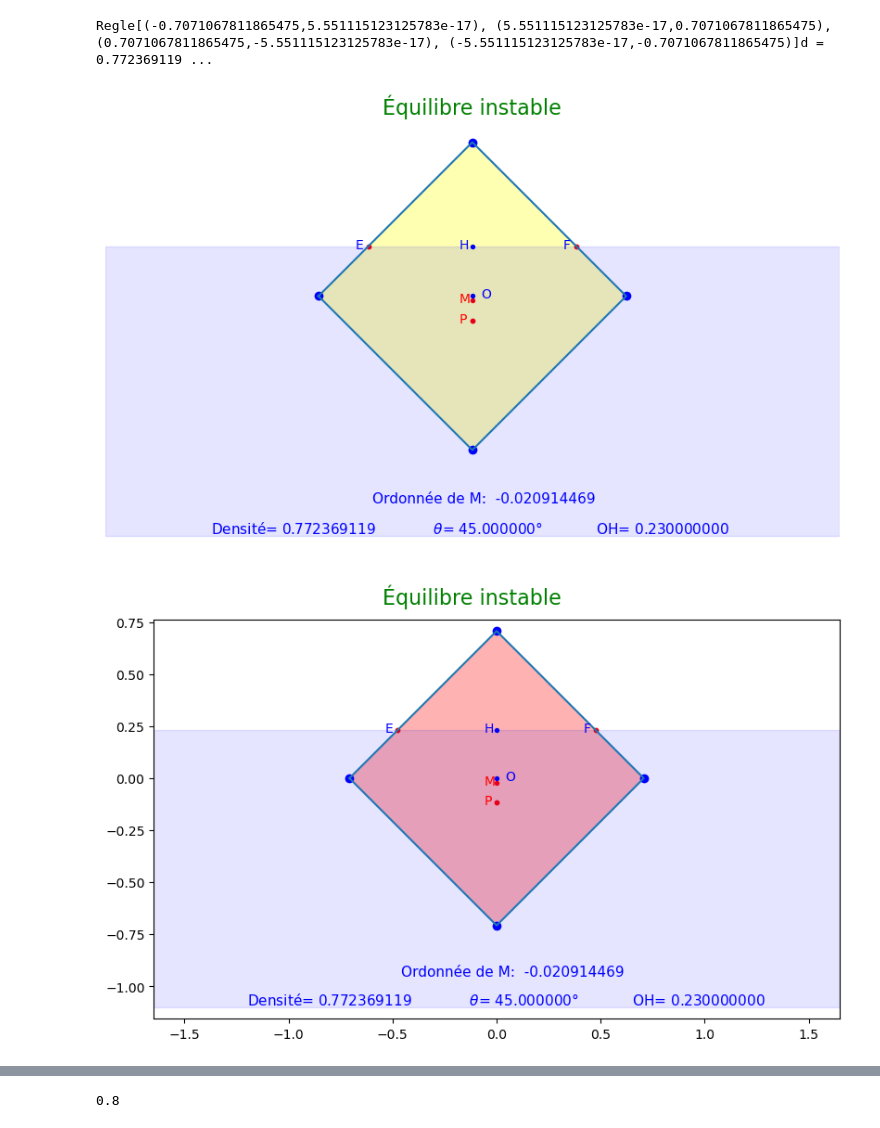
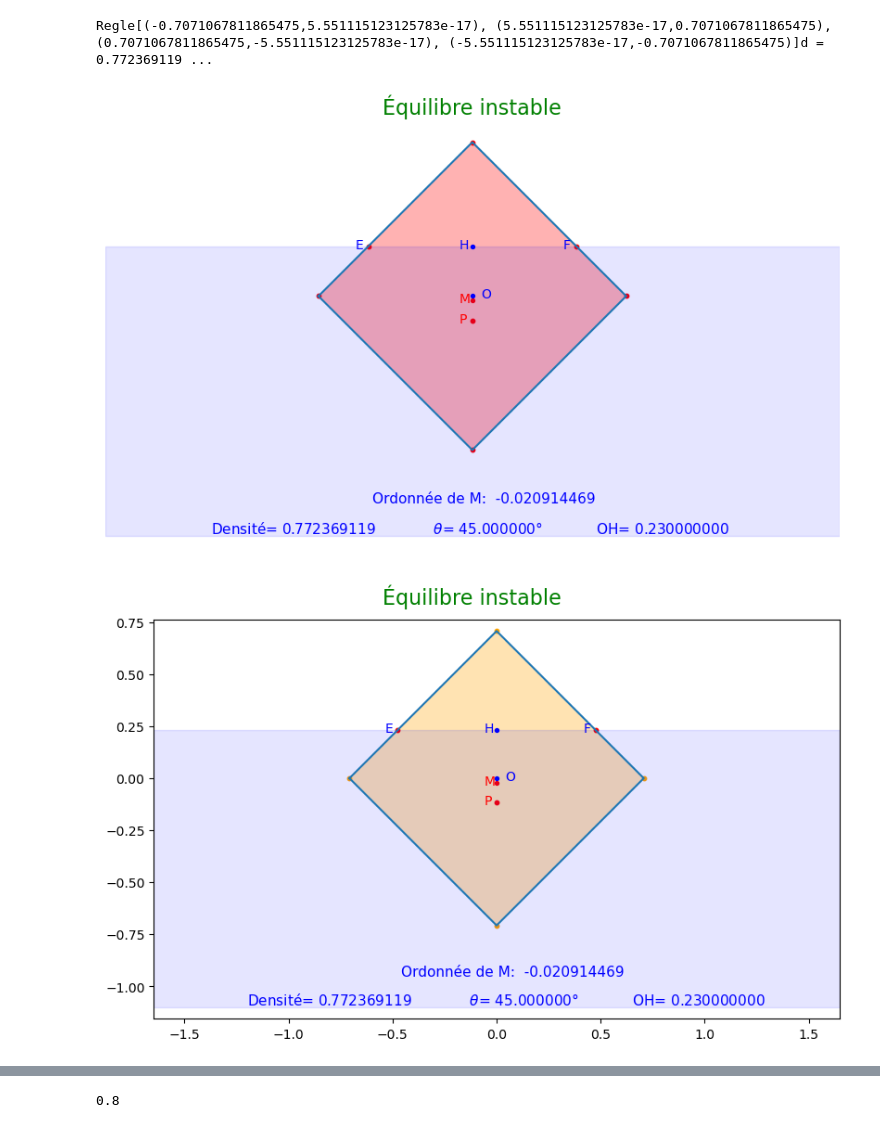
Before and after one commit to mhdeleglise/Formes2D, a Jupyter notebook: tstRegle.ipynb, the cells around one changed output, grey strips where cells are left out. Drawn from its saved outputs; the diff is of its cells as text; code cells hidden in the pictures.

```diff
--- a/tstRegle.ipynb
+++ b/tstRegle.ipynb
@@ -10,14 +10,13 @@ qt = Regle(pi/4,0.23);qt
 # %% [output]
 Regle[(-0.7071067811865475,5.551115123125783e-17), (5.551115123125783e-17,0.7071067811865475), (0.7071067811865475,-5.551115123125783e-17), (-5.551115123125783e-17,-0.7071067811865475)]d = 0.772369119 ...
 # %%
-#fig, ax=plt.subplots()
-qt.draw()
+qt.draw(color="red")
 # %% [output]
-[figure, old version]
+[figure, new version]
 # %%
-qt.draw(color='red',save="h03.png",axes='on')
+qt.draw(color='orange',save="h03.png",axes='on')
 # %% [output]
-[figure, old version]
+[figure, new version]
 # %%
 rg = Regle(pi/6, 0.1732050807566133)
 # %%
```
Also changed, not shown: parts of 9 cells of this notebook, 3 other files.
